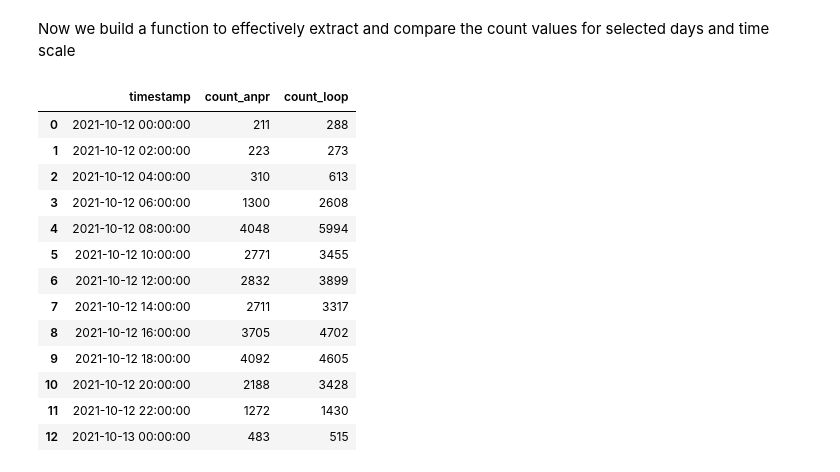
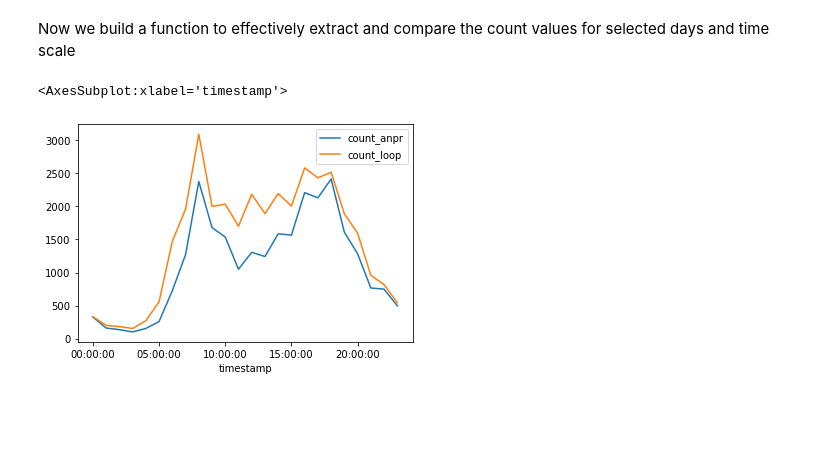
Before and after one commit to khookh/MacqProject, a Jupyter notebook: data_science_exercise.ipynb, the cells around one changed output. Cells and saved outputs as stored; diff of their text form; code cells hidden in the pictures; blank space fills up the shorter version.

Commit message:
Adds counting extractor method

```diff
--- a/data_science_exercise.ipynb
+++ b/data_science_exercise.ipynb
@@ -149,13 +147,3 @@ the mode of the distribution is 90.0 km/h (trucks?), the mean is 107.24549485535
 [figure]
 # %%
 # [counting_loop_df[column].value_counts() for column in counting_loop_df.columns]
-# %%
-# Does the count distribution seems coherent too ?
-
-# We can check for inconsistencies in various days
-reduce_loop = counting_loop_df[(counting_loop_df['timestamp'] > "2021-10-20 00:00:00") & (counting_loop_df['timestamp'] <= "2021-10-21 00:00:00")]
-# Collapse every count for each timestamp
-count_loop = pd.DataFrame(reduce_loop.groupby('timestamp')['count'].sum())
-count_loop.reset_index().plot(x ='timestamp', y=['count'], kind = 'line')
-
-# Again, these distributions seems coherents (no weird spikes or noise during caused by sensor default)
@@ -210,8 +183,0 @@ speed_distribution.sort_index().reset_index().plot(x ='index', y=['rs'], kind =
-# %%
-# Does the count distribution seems coherent too ?
-
-# We can check for inconsistencies in various days
-reduce_loop = anpr_df[(anpr_df['timestamp'] > "2021-10-20 00:00:00") & (anpr_df['timestamp'] <= "2021-10-21 00:00:00")]
-# Collapse every count for each timestamp
-count_loop = pd.DataFrame(reduce_loop.groupby('timestamp')['count'].sum())
-count_loop.reset_index().plot(x ='timestamp', y=['count'], kind = 'line')
@@ -251,52 +214,45 @@ anpr_df = anpr_df[anpr_df.B == 'CPT-C-0002.1']
 # %% [markdown]
 Now we build a function to effectively extract and compare the count values for selected days and time scale
 # %%
-def get_count_df(anpr: pd.DataFrame, loop: pd.DataFrame, starting_time: str = "2021-10-04 13:25:00", end_time: str = "2021-10-31 16:30:00", days: list = None, day_collapse : bool = False, scale: str = None):
+def get_count_df(anpr: pd.DataFrame, loop: pd.DataFrame, starting_time: str = "2021-10-04 13:25:00", end_time: str = "2021-10-31 16:30:00", days: list = None, date_collapse : bool = False, scale: str = None):
     # select entries from requested timeframes
     reduce_anpr = anpr[(anpr['timestamp'] > starting_time) & (anpr['timestamp'] <= end_time)]
     # collapse entries on the count values and sum
     anpr_ = pd.DataFrame(reduce_anpr.groupby('timestamp')['count'].sum())
 
     reduce_loop = loop[(loop['timestamp'] > starting_time) & (loop['timestamp'] <= end_time)]
     loop_ = pd.DataFrame(reduce_loop.groupby('timestamp')['count'].sum())
 
     # merge the results
     comparison = anpr_.merge(loop_, on='timestamp', suffixes=['_anpr','_loop']).reset_index()
 
     if days is not None:
         # if needed, select relevant days of the weeks
         comparison = comparison[comparison['timestamp'].dt.day_name().isin(days)]
-        if day_collapse:
-
 
     if scale is not None:
         # if needed, rescale the timestamps and groupby again
         comparison['timestamp'] = comparison['timestamp'].dt.round(scale)
         comparison = comparison.groupby('timestamp')['count_anpr','count_loop'].sum().reset_index()
 
+    if date_collapse:
+        # if True, will regroup entries by the time of the day (for all the dates)
+        comparison['timestamp'] = comparison['timestamp'].dt.strftime('%H:%M:%S')
+        comparison = comparison.groupby('timestamp')['count_anpr','count_loop'].mean().reset_index()
+
     return comparison
 
 # examples :
 
+# return a dataframe comparing the counts the day of the 12th of October, rescaled on every 2 hours
+get_count_df(anpr_df, counting_loop_df, starting_time = "2021-10-12 00:00:00", end_time = "2021-10-13 00:00:00", scale = "2H")
+
 # return a dataframe comparing the counts for all satarudays and sundays, rescaled on every 15 minutes
 get_count_df(anpr_df, counting_loop_df, days = ['Saturday','Sunday'], scale = "15T")
 
-# return a dataframe comparing the counts the day of the 12th of October, rescaled on every 2 hours
-get_count_df(anpr_df, counting_loop_df, starting_time = "2021-10-12 00:00:00", end_time = "2021-10-13 00:00:00", scale = "2H")
-
-# plot the comparison between anpr and loop counts for the a
+# plot the comparison between anpr and loop counts for all days of the week (collapsed), rescaled on every hour
+day_of_week = ['Monday','Tuesday','Wednesday','Thursday','Friday']
+get_count_df(anpr_df, counting_loop_df, days = day_of_week, date_collapse = True, scale = "H").plot(x ='timestamp', y=['count_anpr','count_loop'], kind = 'line')
 # %% [output]
-|  | timestamp | count_anpr | count_loop |
-| 0 | 2021-10-12 00:00:00 | 211 | 288 |
-| 1 | 2021-10-12 02:00:00 | 223 | 273 |
-| 2 | 2021-10-12 04:00:00 | 310 | 613 |
-| 3 | 2021-10-12 06:00:00 | 1300 | 2608 |
-| 4 | 2021-10-12 08:00:00 | 4048 | 5994 |
-| 5 | 2021-10-12 10:00:00 | 2771 | 3455 |
-| 6 | 2021-10-12 12:00:00 | 2832 | 3899 |
-| 7 | 2021-10-12 14:00:00 | 2711 | 3317 |
-| 8 | 2021-10-12 16:00:00 | 3705 | 4702 |
-| 9 | 2021-10-12 18:00:00 | 4092 | 4605 |
-| 10 | 2021-10-12 20:00:00 | 2188 | 3428 |
-| 11 | 2021-10-12 22:00:00 | 1272 | 1430 |
-| 12 | 2021-10-13 00:00:00 | 483 | 515 |
+<AxesSubplot:xlabel='timestamp'>
+[figure, added]
```
Also changed, not shown: parts of 6 cells of this notebook.
